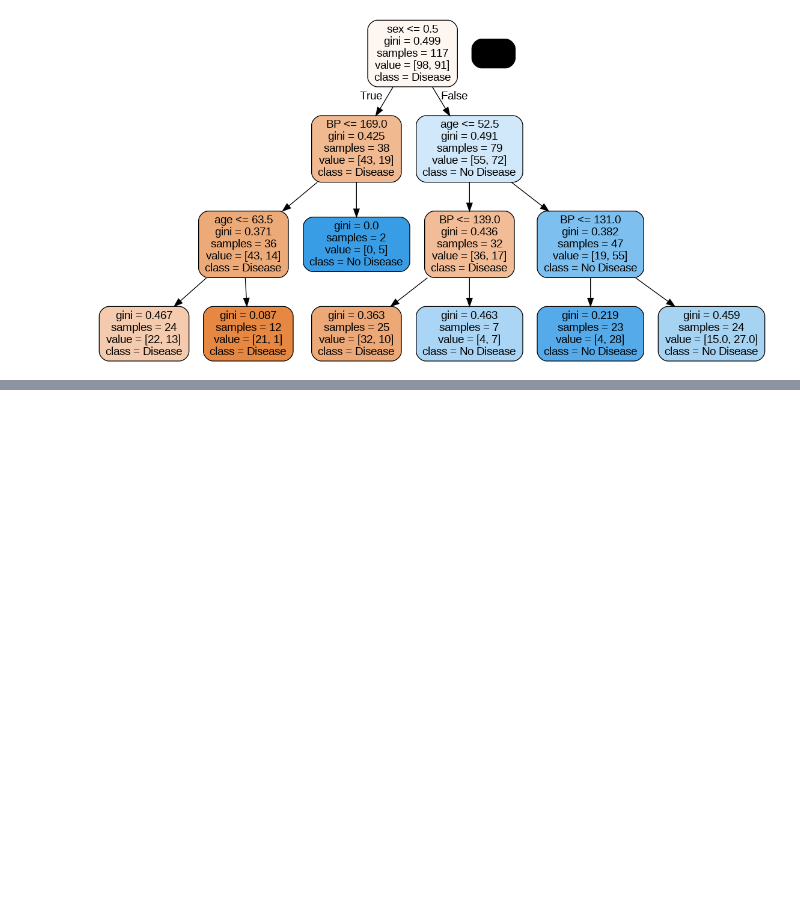
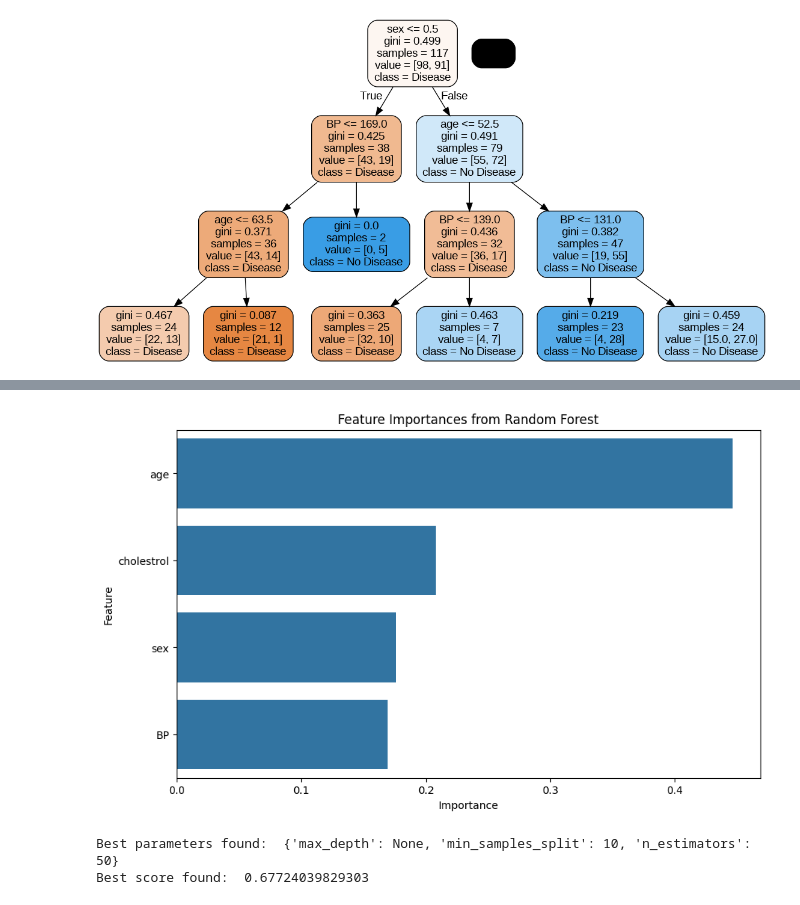
Before and after one commit to AshwiniPushkarr/-Linear-Regresion, a Jupyter notebook: RandomForrestOB.ipynb, the cells around one changed output, grey strips where cells are left out. Saved outputs shown, nothing was run; the diff lists cells and outputs as text; code cells hidden in the pictures; blank space fills up the shorter version.

```diff
--- a/RandomForrestOB.ipynb
+++ b/RandomForrestOB.ipynb
@@ -150,0 +214,67 @@ Image(gph.create_png())
+# %%
+# prompt: what is the next step
+
+import pandas as pd
+import matplotlib.pyplot as plt
+# Analyze feature importances
+feature_importances = rf.feature_importances_
+
+# Create a DataFrame for better visualization
+feature_importance_df = pd.DataFrame({'Feature': X_train.columns, 'Importance': feature_importances})
+feature_importance_df = feature_importance_df.sort_values(by='Importance', ascending=False)
+
+# Plot feature importances
+plt.figure(figsize=(10, 6))
+sns.barplot(x='Importance', y='Feature', data=feature_importance_df)
+plt.title('Feature Importances from Random Forest')
+plt.show()
+# %% [output]
+[figure, added]
+# %%
+# prompt: what is the next step
+
+# Further analysis and model improvement steps:
+
+# 1. Hyperparameter Tuning:
+#    - Experiment with different hyperparameters for the RandomForestClassifier (e.g., n_estimators, max_depth, min_samples_split, min_samples_leaf) using techniques like GridSearchCV or RandomizedSearchCV.  This will help optimize the model's performance.
+
+# 2. Feature Engineering:
+#    - Explore creating new features from the existing ones that might improve the model's ability to predict heart disease. For example, you could create interaction terms or polynomial features.
+#    - Investigate if there are any missing values in the data and apply appropriate imputation strategies.
+#    - Consider scaling or normalizing numerical features to improve model performance, especially algorithms sensitive to feature scales (although RandomForest is less sensitive).
+
+# 3. Cross-Validation:
+#    - Instead of a single train-test split, use k-fold cross-validation to get a more robust estimate of the model's performance and reduce the variance in the results.
+
+# 4. Model Comparison:
+#    - Compare the RandomForestClassifier with other suitable classification algorithms (e.g., Logistic Regression, Support Vector Machines, Gradient Boosting Machines).  Determine which model performs best for this dataset.
+
+# 5. Handling Class Imbalance:
+#    - Check if the 'heart disease' class is balanced. If there's a significant imbalance (more cases of one class than another), try techniques like oversampling the minority class, undersampling the majority class, or using class weights in your model.
+
+# 6. Error Analysis:
+#    - Analyze the misclassified samples.  Are there any patterns in the errors? This analysis might provide insights into areas for improvement in feature engineering or model selection.
+
+# 7. More detailed ROC curve analysis:
+#    - You can find the optimal threshold from the ROC Curve that balances true positive and false positive rates.
+#    - Calculate other metrics like precision-recall curve and F1 score for better evaluation.
+
+# Example of Hyperparameter Tuning using GridSearchCV:
+from sklearn.model_selection import GridSearchCV
+
+param_grid = {
+    'n_estimators': [50, 100, 200],
+    'max_depth': [None, 10, 20],
+    'min_samples_split': [2, 5, 10]
+}
+
+grid_search = GridSearchCV(estimator=rf, param_grid=param_grid, cv=5, scoring='accuracy')
+grid_search.fit(X_train, y_train)
+
+print("Best parameters found: ", grid_search.best_params_)
+print("Best score found: ", grid_search.best_score_)
+
+best_rf = grid_search.best_estimator_  # Get the best model from GridSearchCV
+# %% [output]
+Best parameters found:  {'max_depth': None, 'min_samples_split': 10, 'n_estimators': 50}
+Best score found:  0.67724039829303
```
Also changed, not shown: parts of 6 cells of this notebook.
